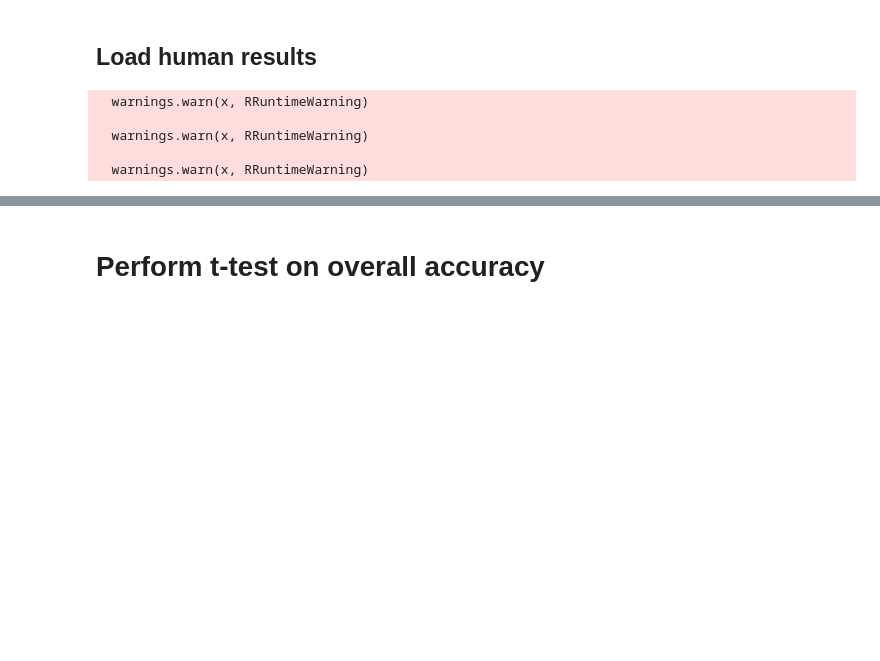
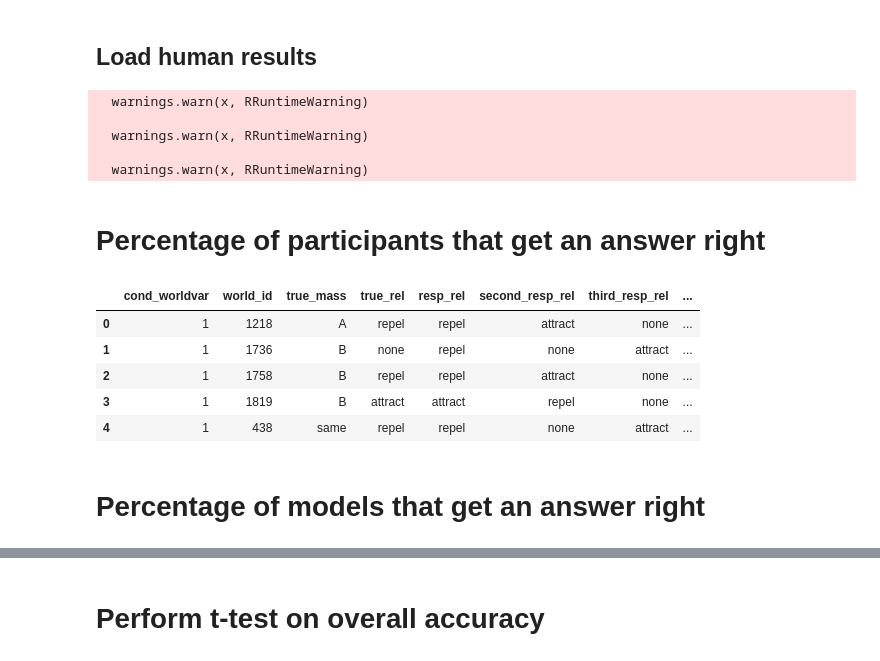
Before and after one commit to iamhectorotero/learning-physical-properties-with-rnns, a Jupyter notebook: cogsci_experiments/xx. Statistical tests between human participants and RNN models (MajorityVote).ipynb, the cells around one changed output, grey strips where cells are left out. Saved outputs shown, nothing was run; the diff lists cells and outputs as text; code cells hidden in the pictures; blank space fills up the shorter version.

Commit message:
Add plots relating RNN MajorityVote with percentage of participants answering correctly

```diff
--- a/cogsci_experiments/xx. Statistical tests between human participants and RNN models (MajorityVote).ipynb
+++ b/cogsci_experiments/xx. Statistical tests between human participants and RNN models (MajorityVote).ipynb
@@ -129,0 +201,46 @@ passive_responses = responses[is_passive]
+# %%
+rdata_path = "../new_exp_data/e7_passive.rdata"
+r['load'](rdata_path)
+
+responses = r["tw"].query("practice == 0")
+# %% [markdown]
+# Percentage of participants that get an answer right
+# %%
+passive_responses = []
+
+for name, df in responses.groupby(["cond_worldvar", "world_id", "true_mass", "true_rel"]):
+    response = [name[0], name[1], name[2], name[3]]
+
+    value_counts = df.resp_rel.value_counts()
+    for i in range(len(value_counts)):
+        answer = value_counts.index[i]
+        response.append(answer)
+
+        if answer == name[3]:
+            got_it_right = value_counts[i]
+    response.append(got_it_right / value_counts.sum())
+
+    value_counts = df.resp_mass.value_counts()
+    for i in range(len(value_counts)):
+        answer = value_counts.index[i]
+        response.append(answer)
+        if answer == name[2]:
+            got_it_right = value_counts[i]
+
+    response.append(got_it_right / value_counts.sum())
+
+    passive_responses.append(response)
+# %%
+passive_responses = pd.DataFrame(data=passive_responses,
+                                 columns=["cond_worldvar", "world_id", "true_mass", "true_rel",
+                                          "resp_rel", "second_resp_rel", "third_resp_rel", "got_rel_right",
+                                          "resp_mass", "second_resp_mass", "third_resp_mass", "got_mass_right"])
+# %%
+passive_responses.head()
+# %% [output]
+|  | cond_worldvar | world_id | true_mass | true_rel | resp_rel | second_resp_rel | third_resp_rel | ... |
+| 0 | 1 | 1218 | A | repel | repel | attract | none | ... |
+| 1 | 1 | 1736 | B | none | repel | none | attract | ... |
+| 2 | 1 | 1758 | B | repel | repel | attract | none | ... |
+| 3 | 1 | 1819 | B | attract | attract | repel | none | ... |
+| 4 | 1 | 438 | same | repel | repel | none | attract | ... |
@@ -129,0 +252,2 @@ passive_responses = responses[is_passive]
+# %% [markdown]
+# Percentage of models that get an answer right
```
Also changed, not shown: parts of 92 cells of this notebook.
